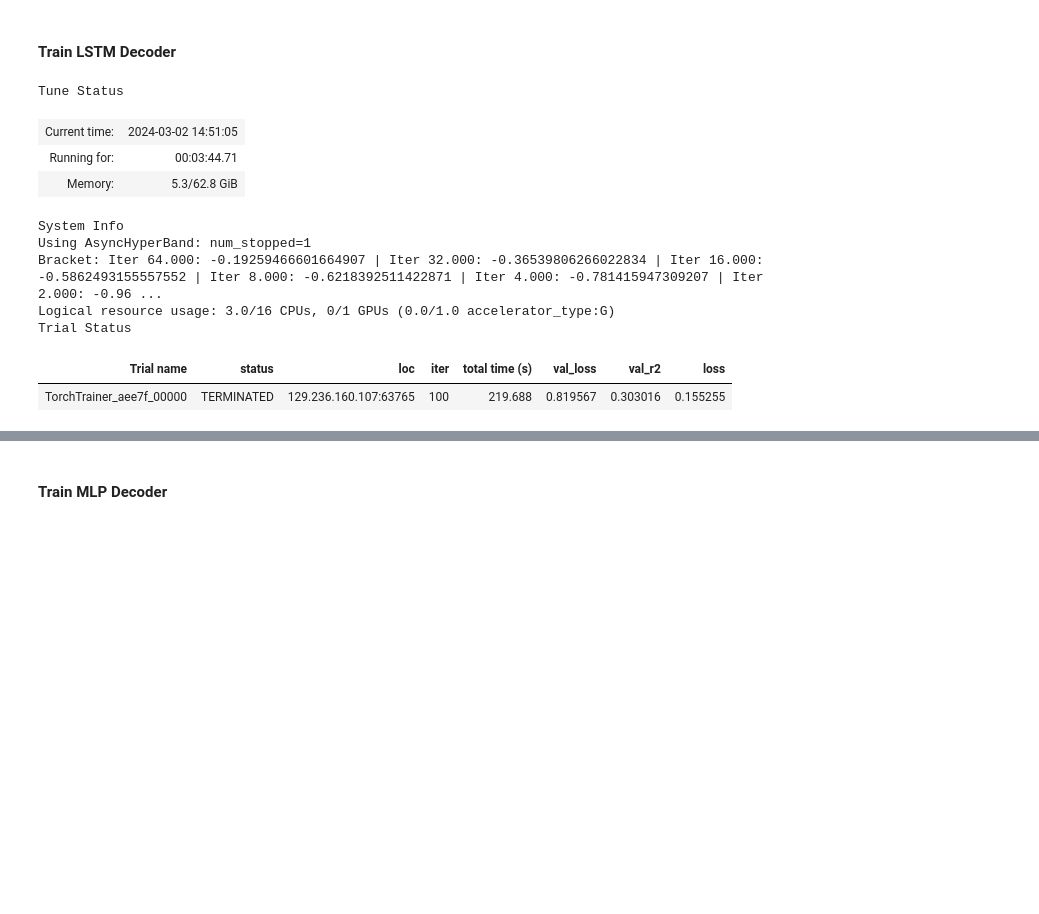
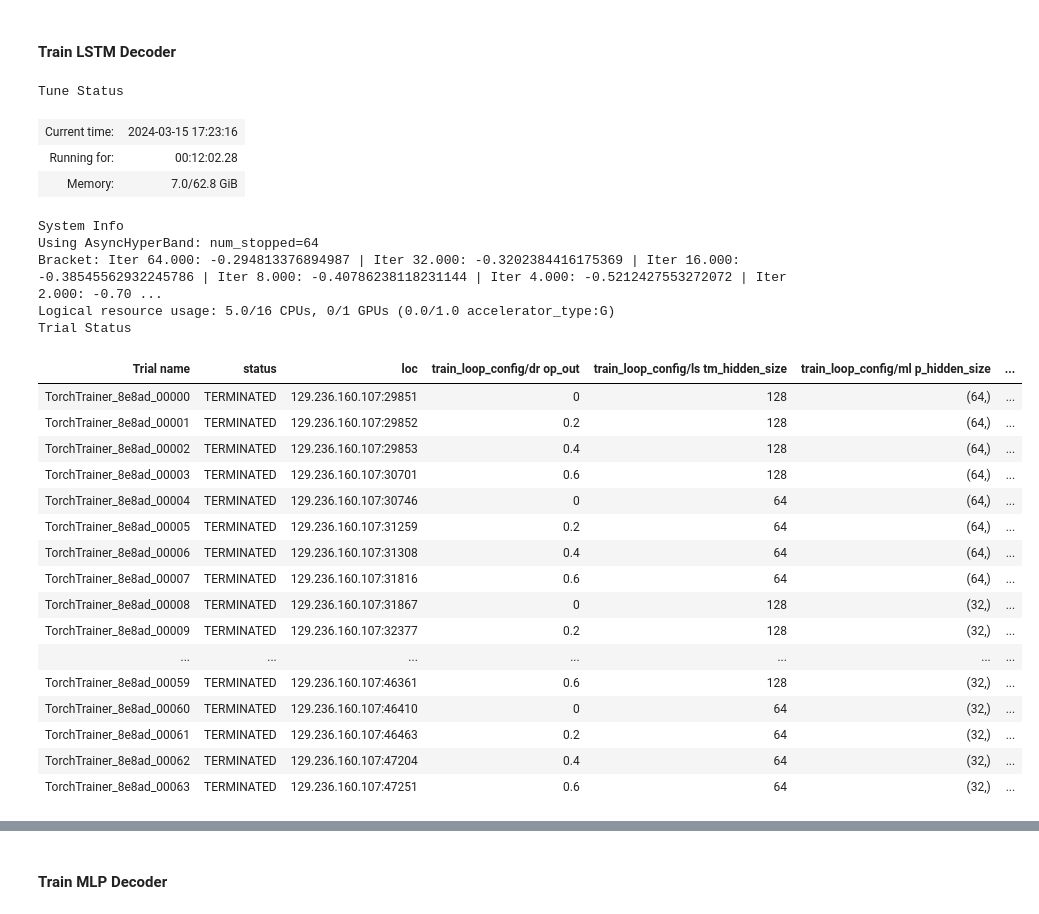
Before and after one commit to yzhang511/neural_decoding, a Jupyter notebook: notebooks/decoding_example.ipynb, the cells around one changed output, grey strips where cells are left out. Cells and saved outputs as stored; diff of their text form; code cells hidden in the pictures; blank space fills up the shorter version.

Commit message:
change hyper-param

```diff
--- a/notebooks/decoding_example.ipynb
+++ b/notebooks/decoding_example.ipynb
@@ -76,4 +78,6 @@ def train_func(config):
     trainer = prepare_trainer(trainer)
     trainer.fit(model, datamodule=dm)
 # %%
-results = tune_decoder(train_func, config, use_gpu=False, max_epochs=100, num_samples=1, num_workers=2)
+results = tune_decoder(
+    train_func, config, use_gpu=False, max_epochs=200, num_samples=1, num_workers=4
+)
@@ -144,12 +93,14 @@ checkpoint_callback = ModelCheckpoint(
     monitor='val_loss', mode='min', dirpath=model_path
 )
 
-trainer = Trainer(max_epochs=500, callbacks=[checkpoint_callback], enable_progress_bar=False)
+trainer = Trainer(max_epochs=500, callbacks=[checkpoint_callback], enable_progress_bar=True)
 dm = SingleSessionDataModule(best_config)
 dm.setup()
+dm.recon_from_pcs(comp_idxs=[0])
 model = ReducedRankDecoder(best_config)
 
 trainer.fit(model, datamodule=dm)
 trainer.test(datamodule=dm, ckpt_path='best')
+trainer.test(datamodule=dm)
 # %%
 r2, test_pred, test_y = eval_model(dm.train, dm.test, model, model_type="reduced-rank", plot=True)
@@ -166,20 +115,22 @@ r2, test_pred, test_y = eval_model(dm.train, dm.test, model, model_type="ridge",
 # %% [markdown]
 #### Train LSTM Decoder
 # %%
+DEVICE = torch.device('cpu')
+
 config = {
     'data_dir': data_dir,
     'temporal_rank': 5,
-    'weight_decay': 1e-3,
+    'weight_decay': tune.grid_search([1e-1, 1e-2, 1e-3, 1e-4]),
     'learning_rate': 1e-3,
     'batch_size': 8,
-    'eid': eids[3],
+    'eid': eids[1],
     'imposter_id': None,
-    'target': 'wheel_speed',
-    'lstm_hidden_size': 32,
-    'lstm_n_layers': 5,
-    'mlp_hidden_size': (32,),
-    'drop_out': 0.1,
-    'lr_factor': 0.,
+    'target': 'motion_energy',
+    'lstm_hidden_size': tune.grid_search([128, 64]),
+    'lstm_n_layers': 3,
+    'mlp_hidden_size': tune.grid_search([(64,), (32,)]),
+    'drop_out': tune.grid_search([0., 0.2, 0.4, 0.6]),
+    'lr_factor': 0.1,
     'lr_patience': 5,
     'device': DEVICE,
     'n_workers': os.cpu_count()
@@ -188,10 +139,11 @@ config = {
 def train_func(config):
     dm = SingleSessionDataModule(config)
     dm.setup()
+    dm.recon_from_pcs(comp_idxs=[0])
     model = LSTMDecoder(dm.config)
 
     trainer = Trainer(
-        max_epochs=500,
+        max_epochs=200,
         devices="auto",
         accelerator="auto",
         strategy=RayDDPStrategy(),
@@ -202,16 +154,31 @@ def train_func(config):
     trainer = prepare_trainer(trainer)
     trainer.fit(model, datamodule=dm)
 # %%
-results = tune_decoder(train_func, config, use_gpu=False, max_epochs=100, num_samples=1, num_workers=2)
+results = tune_decoder(train_func, config, use_gpu=False, max_epochs=100, num_samples=1, num_workers=4)
 # %% [output]
 Tune Status
-| Current time: | 2024-03-02 14:51:05 |
-| Running for: | 00:03:44.71 |
-| Memory: | 5.3/62.8 GiB |
+| Current time: | 2024-03-15 17:23:16 |
+| Running for: | 00:12:02.28 |
+| Memory: | 7.0/62.8 GiB |
 System Info
-Using AsyncHyperBand: num_stopped=1
-Bracket: Iter 64.000: -0.19259466601664907 | Iter 32.000: -0.36539806266022834 | Iter 16.000: -0.5862493155557552 | Iter 8.000: -0.6218392511422871 | Iter 4.000: -0.781415947309207 | Iter 2.000: -0.96 ...
-Logical resource usage: 3.0/16 CPUs, 0/1 GPUs (0.0/1.0 accelerator_type:G)
+Using AsyncHyperBand: num_stopped=64
+Bracket: Iter 64.000: -0.294813376894987 | Iter 32.000: -0.3202384416175369 | Iter 16.000: -0.38545562932245786 | Iter 8.000: -0.40786238118231144 | Iter 4.000: -0.5212427553272072 | Iter 2.000: -0.70 ...
+Logical resource usage: 5.0/16 CPUs, 0/1 GPUs (0.0/1.0 accelerator_type:G)
 Trial Status
-| Trial name | status | loc | iter | total time (s) | val_loss | val_r2 | loss |
-| TorchTrainer_aee7f_00000 | TERMINATED | 129.236.160.107:63765 | 100 | 219.688 | 0.819567 | 0.303016 | 0.155255 |
+| Trial name | status | loc | train_loop_config/dr op_out | train_loop_config/ls tm_hidden_size | train_loop_config/ml p_hidden_size | ... |
+| TorchTrainer_8e8ad_00000 | TERMINATED | 129.236.160.107:29851 | 0 | 128 | (64,) | ... |
+| TorchTrainer_8e8ad_00001 | TERMINATED | 129.236.160.107:29852 | 0.2 | 128 | (64,) | ... |
+| TorchTrainer_8e8ad_00002 | TERMINATED | 129.236.160.107:29853 | 0.4 | 128 | (64,) | ... |
+| TorchTrainer_8e8ad_00003 | TERMINATED | 129.236.160.107:30701 | 0.6 | 128 | (64,) | ... |
+| TorchTrainer_8e8ad_00004 | TERMINATED | 129.236.160.107:30746 | 0 | 64 | (64,) | ... |
+| TorchTrainer_8e8ad_00005 | TERMINATED | 129.236.160.107:31259 | 0.2 | 64 | (64,) | ... |
+| TorchTrainer_8e8ad_00006 | TERMINATED | 129.236.160.107:31308 | 0.4 | 64 | (64,) | ... |
+| TorchTrainer_8e8ad_00007 | TERMINATED | 129.236.160.107:31816 | 0.6 | 64 | (64,) | ... |
+| TorchTrainer_8e8ad_00008 | TERMINATED | 129.236.160.107:31867 | 0 | 128 | (32,) | ... |
+| TorchTrainer_8e8ad_00009 | TERMINATED | 129.236.160.107:32377 | 0.2 | 128 | (32,) | ... |
+| ... | ... | ... | ... | ... | ... | ... |
+| TorchTrainer_8e8ad_00059 | TERMINATED | 129.236.160.107:46361 | 0.6 | 128 | (32,) | ... |
+| TorchTrainer_8e8ad_00060 | TERMINATED | 129.236.160.107:46410 | 0 | 64 | (32,) | ... |
+| TorchTrainer_8e8ad_00061 | TERMINATED | 129.236.160.107:46463 | 0.2 | 64 | (32,) | ... |
+| TorchTrainer_8e8ad_00062 | TERMINATED | 129.236.160.107:47204 | 0.4 | 64 | (32,) | ... |
+| TorchTrainer_8e8ad_00063 | TERMINATED | 129.236.160.107:47251 | 0.6 | 64 | (32,) | ... |
```
Also changed, not shown: parts of 19 cells of this notebook, 1 other file.
